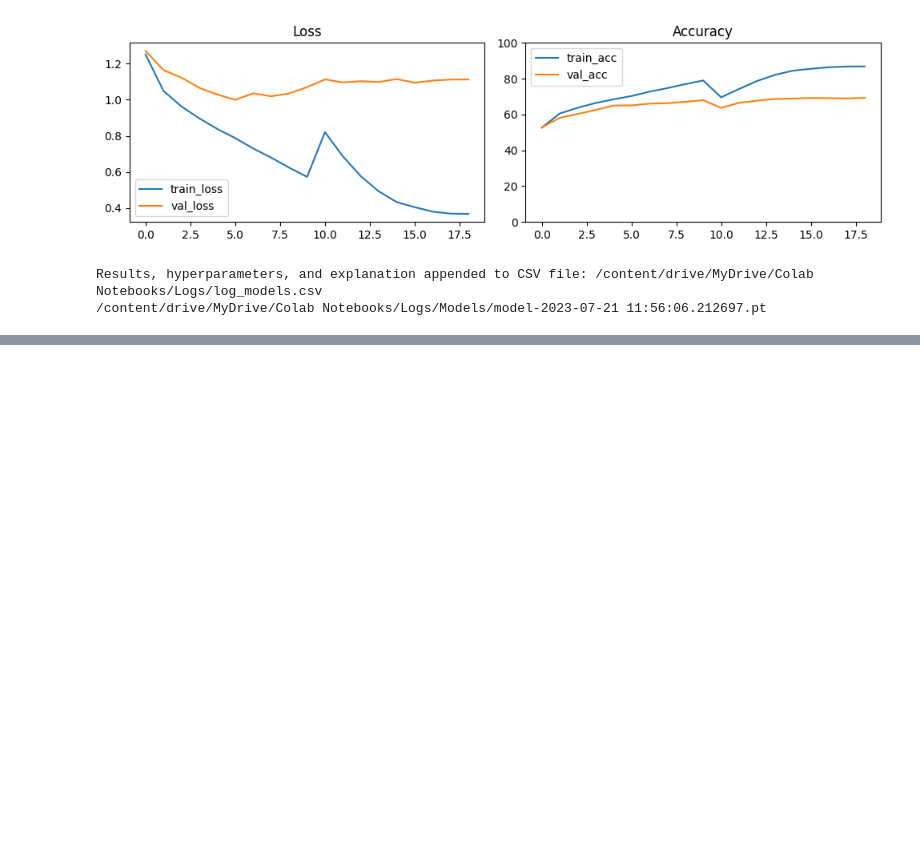
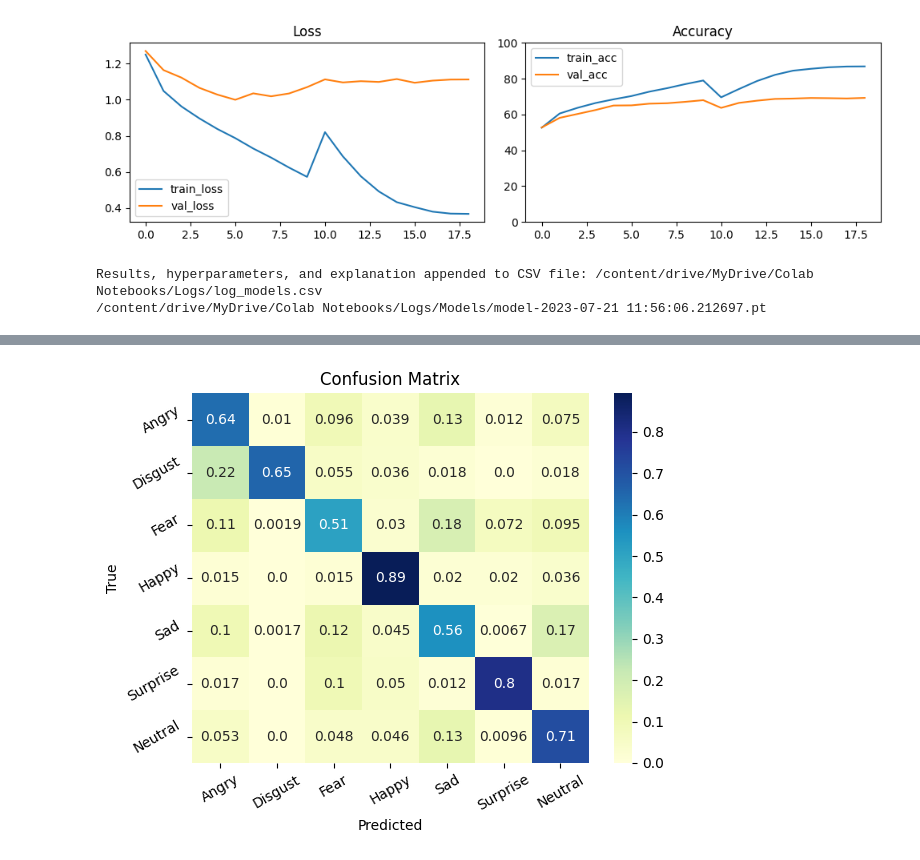
Before and after one commit to alaeimo/NMA_DL_FER, a Jupyter notebook: NMA_DL_FER.ipynb, the cells around one changed output, grey strips where cells are left out. Drawn from its saved outputs; the diff is of its cells as text; code cells hidden in the pictures; blank space fills up the shorter version.

Commit message:
Add confusion matrix to the results

```diff
--- a/NMA_DL_FER.ipynb
+++ b/NMA_DL_FER.ipynb
@@ -585,0 +569,21 @@ Parameter Group 0
+# %%
+#@title Confusion Matrix
+model.eval()
+true_labels = []
+pred_labels = []
+
+with torch.no_grad():
+  for batch_idx, (inputs, targets) in enumerate(test_dataloader):
+    if use_cuda:
+      inputs, targets = inputs.cuda(), targets.cuda()
+
+    outputs = model(inputs)
+    loss = criterion(outputs, targets)
+
+    test_loss += loss.item()
+    _, predicted = torch.max(outputs.data, 1)
+    pred_labels.extend(predicted.cpu().numpy())
+    true_labels.extend(targets.cpu().numpy())
+    del inputs
+    del targets
+    torch.cuda.empty_cache()
@@ -585,0 +598,18 @@ Parameter Group 0
+# %%
+from sklearn.metrics import confusion_matrix, classification_report
+import seaborn as sns
+import matplotlib.pyplot as plt
+
+conf_matrix = confusion_matrix(true_labels, pred_labels)
+row_sums = conf_matrix.sum(axis=1)
+conf_mat_norm = conf_matrix / row_sums[:, np.newaxis]
+# Plot the heatmap
+sns.heatmap(conf_mat_norm, annot=True,fmt='.2', cmap='YlGnBu', xticklabels=emotions.values(), yticklabels=emotions.values())
+plt.ylabel('True')
+plt.xlabel('Predicted')
+plt.title('Confusion Matrix')
+plt.xticks(rotation=30)
+plt.yticks(rotation=30)
+plt.show()
+# %% [output]
+[figure, added]
```
Also changed, not shown: parts of 2 cells of this notebook.
